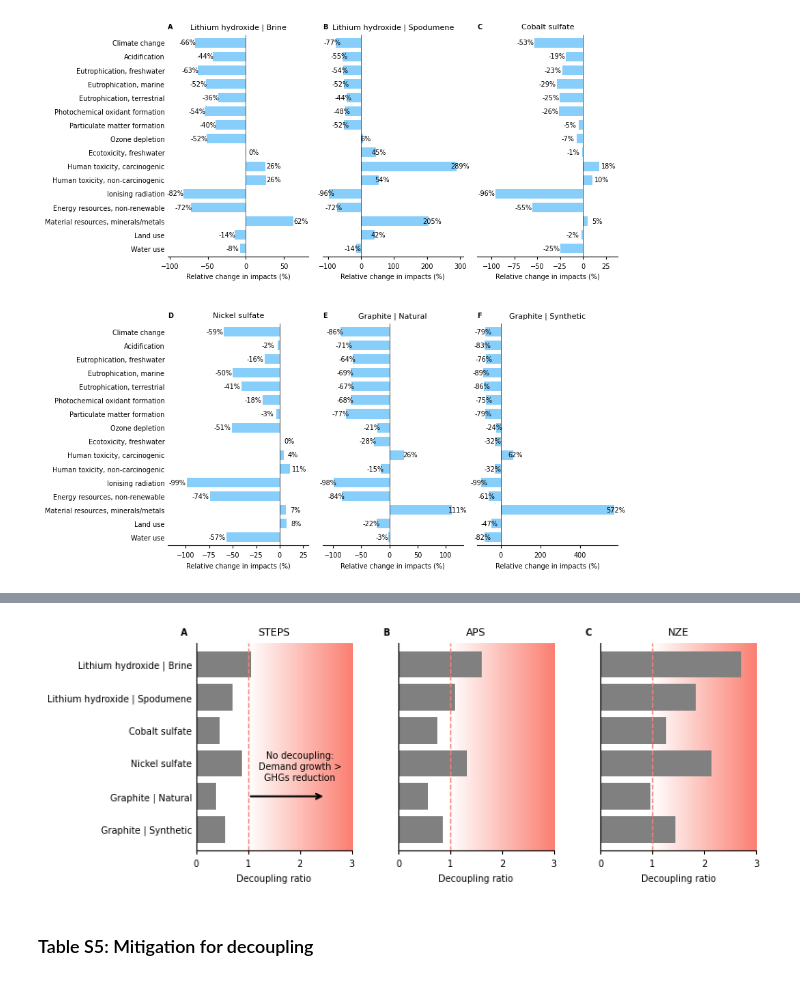
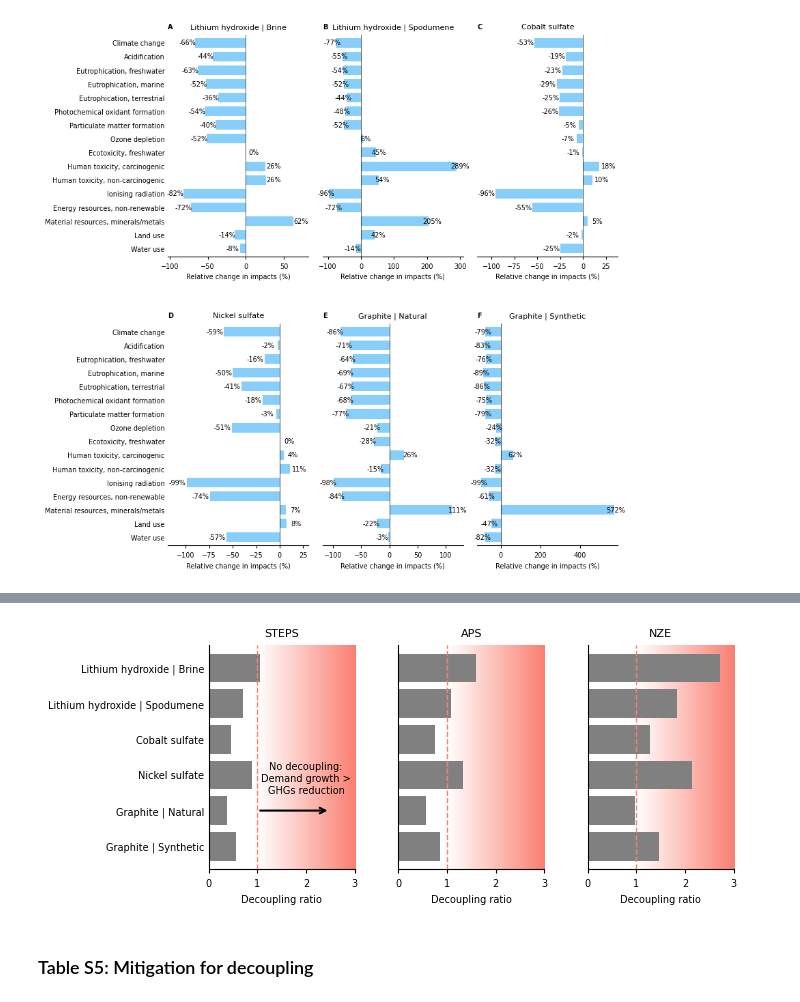
Before and after one commit to robyistrate/decarbonization_LIB_raw_materials, a Jupyter notebook: notebooks/03_visualization.ipynb, the cells around one changed output, grey strips where cells are left out. Cells and saved outputs as stored; diff of their text form; code cells hidden in the pictures.

```diff
--- a/analysis/03_visualization.ipynb
+++ b/notebooks/03_visualization.ipynb
@@ -116,7 +125,7 @@ ghg_emissions_intensities_literature
 | Cobalt sulfate (CoSO$_4$) | 6.900000 | 35.600000 |
 | Copper cathode | 4.100000 | 4.100000 |
 # %%
-fig, axs = plt.subplots(1, 2, figsize=(fig_length[2]*1.1, fig_height*0.3))
+fig, axs = plt.subplots(1, 2, figsize=(fig_length[2], fig_height*0.3))
 
 total_demand_increase_rltv_2030_NZE.plot.barh(ax=axs[0], color="white", edgecolor="black", width=0.80,
                                               fontsize=fontsize_axs, lw=spineline_width, zorder=2, legend=False)
@@ -127,11 +136,11 @@ share_rltv_increase_ev_2030_NZE.plot.barh(ax=axs[0], color="purple", edgecolor="
                                           fontsize=fontsize_axs, lw=spineline_width, zorder=2, legend=False)
 
 range_length = []
-for index, col in ghg_emissions_intensities_literature.iterrows():
-    range = col["High"] - col["Low"]
-    if range == 0:
-        range = 1
-    range_length.append(range)
+for index, df_col in ghg_emissions_intensities_literature.iterrows():
+    emissions_range = df_col["High"] - df_col["Low"]
+    if emissions_range == 0:
+        emissions_range = 1
+    range_length.append(emissions_range)
 
 axs[1].barh(ghg_emissions_intensities_literature.index,
             range_length,
@@ -139,13 +148,6 @@ axs[1].barh(ghg_emissions_intensities_literature.index,
             color="tan", height=0.4)
 
 x_avg = (ghg_emissions_intensities_literature["High"] + ghg_emissions_intensities_literature["Low"])/2
-
-#axs[1].errorbar(
-#    x= x_avg,
-#    y=ghg_emissions_intensities_literature.index,
-#    xerr=[x_avg - ghg_emissions_intensities_literature["Low"],
-#    ghg_emissions_intensities_literature["High"] - x_avg],
-#    color='tan', capsize=3, capthick=3, linewidth=8, fmt='None')
 
 axs[0].set_title("A", loc='left', x=-0.15, fontweight='bold', fontsize=fontsize_axs)
 axs[1].set_title("B", loc='left', x=-0.15, fontweight='bold', fontsize=fontsize_axs)
@@ -172,7 +174,8 @@ axs[0].annotate('Mineral demand\nfor electric vehicles',
              xy=(share_rltv_increase_ev_2030_NZE.loc["Cobalt"].values[0]-0.1, 6.1),
              xytext=(4,7.4), arrowprops=dict(arrowstyle='-', color='grey'), fontsize=fontsize_axs, color='grey')
 
-fig.subplots_adjust(hspace=0.3, wspace=0.6)
+fig.subplots_adjust(hspace=0.3, wspace=0.7)
 
-plt.savefig(Path(str(r"..\reports") + '/fig1_ev_minerals_demand_IEA_NZE_2030.jpg'), dpi=600, bbox_inches='tight')
+#plt.savefig(Path(str(r"..\reports") + '/fig1_ev_minerals_demand_IEA_NZE_2030.jpg'), dpi=600, bbox_inches='tight')
+#plt.savefig(Path(str(r"..\reports") + '/Figure 1.pdf'), dpi=600, bbox_inches='tight')
 # %% [output]
@@ -181,19 +184,8 @@ plt.savefig(Path(str(r"..\reports") + '/fig1_ev_minerals_demand_IEA_NZE_2030.jpg
 ## Fig 2: Breakdown GHG emissions
 # %%
 # Import results
-total_ghgs = pd.read_csv(RESULTS_IMPORT_DIR / "fig2_total_ghgs_11-07-2024.csv", index_col=0)
+total_ghgs = pd.read_csv(RESULTS_IMPORT_DIR / "fig2_total_ghgs_30-07-2024.csv", index_col=0)
 breakdown_ghgs = pd.read_csv(RESULTS_IMPORT_DIR / "fig2_breakdown_ghgs_10-07-2024.csv", index_col=0)
-
-
-rm_titles = {
-    "A": "Lithium hydroxide | Brine",
-    "B": "Lithium hydroxide | Spodumene",
-    "C": "Cobalt sulfate",
-    "D": "Nickel sulfate",
-    "E": "Graphite | Natural",
-    "F": "Graphite | Synthetic"
-}
-
 
 def normalize_breakdown(df_raw, metal):
     df = df_raw.loc[metal]
@@ -871,4 +759,4 @@ plt.savefig(Path(str(r"..\reports") + '/fig4_actual_mitigation_potential.jpg'),
 # %%
-MonteCarlo_results_iter = pd.read_csv(RESULTS_IMPORT_DIR / "fig4_MonteCarlo_results_iterations_31-07-2024.csv", index_col=0)
+MonteCarlo_results_iter = pd.read_csv(RESULTS_IMPORT_DIR / "fig4_MonteCarlo_results_iterations_30-08-2024.csv", index_col=0)
 MonteCarlo_results_iter = MonteCarlo_results_iter.reset_index()
 MonteCarlo_results_iter.set_index(["Scenario", "Raw material", "Impact category"], inplace=True)
@@ -1210,7 +1196,7 @@ main_title = ["A", "B", "C"]
 
 x_max = 3
 
-fig, axs = plt.subplots(1, 3, figsize=(fig_length[2]*1.1, fig_height*0.3), sharey=True)
+fig, axs = plt.subplots(1, 3, figsize=(fig_length[2], fig_height*0.3), sharey=True)
 
 mitigation_for_decoupling = {}
 year=2030
@@ -1241,7 +1227,6 @@ for scenario in ["STEPS", "APS", "NZE"]:
     decoupling_df.at["Graphite, synthetic", "Demand increase"] = demand_times_increase.loc["Graphite"].values
     decoupling_df["Decoupling ratio"] = decoupling_df["Demand increase"] / decoupling_df["GHG emissions reduction"]
 
-    axs[count_col].set_title(main_title[count_col], loc='left', x=-0.1, fontweight='bold', fontsize=fontsize_axs)
     axs[count_col].set_title(scenario, loc='center', fontsize=fontsize_title)
 
     decoupling_df["Decoupling ratio"].plot.barh(ax=axs[count_col], zorder=2, color="grey", width=0.8)
@@ -1256,36 +1241,35 @@ for scenario in ["STEPS", "APS", "NZE"]:
     n_steps = 100
     x = np.linspace(1, x_max, n_steps)
     y1 = np.full_like(x, -1)
     y2 = np.full_like(x, 5)
 
     cmap = mcolors.LinearSegmentedColormap.from_list("gradient", ["white", "salmon"])
 
     for i in range(n_steps):
         axs[count_col].fill_between([x[i], x[i + 1] if i + 1 < n_steps else x_max], -1, 6,
                         color=cmap(i / (n_steps - 1)), alpha=1, zorder=1)
 
     axs[count_col].tick_params(axis='x', which='major', direction='out', length=3, labelsize=fontsize_axs)
     axs[count_col].tick_params(axis='y', which='major', direction='out', length=0, labelsize=fontsize_axs)
     axs[count_col].spines['right'].set_visible(False)
     axs[count_col].spines['top'].set_visible(False)
 
     axs[count_col].set_xlim(0,x_max)
-  #  axs[count_col].set_xticks(np.arange(0, x_max+1, 2))
-  #  axs[count_col].set_yticks(np.arange(0, x_max+1, 2))
     axs[count_col].set_xlabel('Decoupling ratio', fontsize=fontsize_label)
     axs[count_col].set_ylabel('')
 
     fig.subplots_adjust(wspace=0.3, hspace=0.4)
     count_col += 1
 
 axs[0].set_yticklabels(rm_titles.values())
 
 axs[0].annotate('', xy=(2.5, 4), xytext=(1, 4), arrowprops=dict(arrowstyle='->', color='black', linewidth=1.5), annotation_clip=False)
 axs[0].text(2, 3.1, "No decoupling:\nDemand growth >\nGHGs reduction", ha="center", va="center", rotation=0, size=7)
 
 plt.savefig(Path(str(r"..\reports") + '/fig5_decoupling.jpg'), dpi=600, bbox_inches='tight')
+plt.savefig(Path(str(r"..\reports") + '/Figure 5.pdf'), dpi=600, bbox_inches='tight')
 # %% [output]
-[figure, old version]
+[figure, new version]
 # %% [markdown]
 ### Table S5: Mitigation for decoupling
 # %%
```
Also changed, not shown: parts of 17 cells of this notebook, 6 other files.
